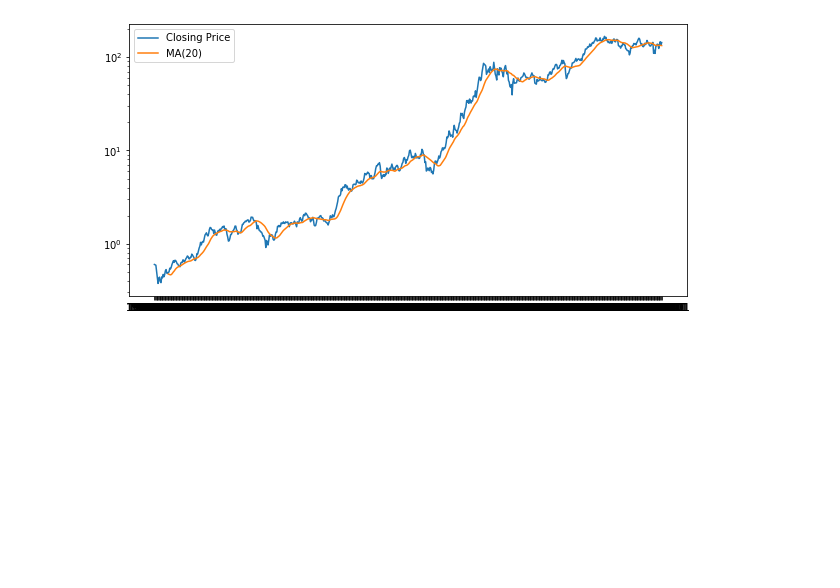
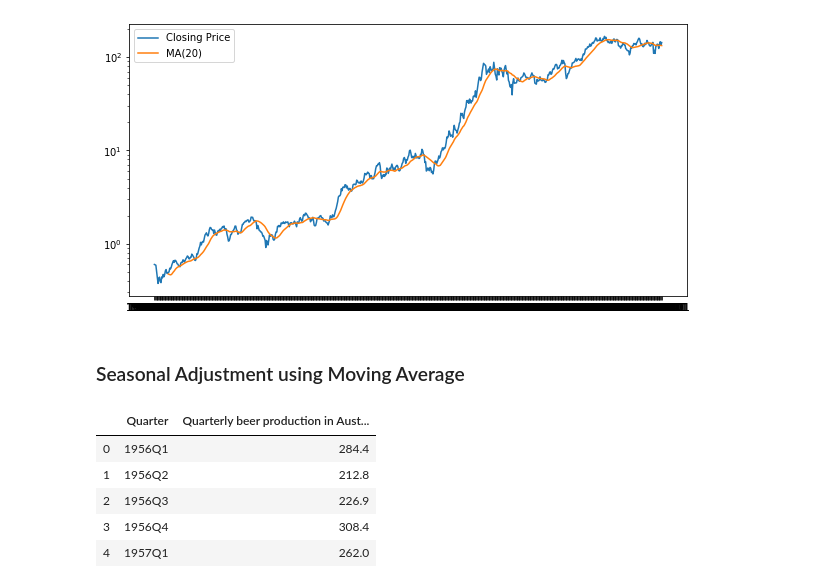
Before and after one commit to damiansp/TS, a Jupyter notebook: python/practical_TSA/02_understanding_TS_data/06_decomposition.py.ipynb, the cells around one changed output. Cells and saved outputs as stored; diff of their text form; code cells hidden in the pictures; blank space fills up the shorter version.

```diff
--- a/python/practical_TSA/02_understanding_TS_data/06_decomposition.py.ipynb
+++ b/python/practical_TSA/02_understanding_TS_data/06_decomposition.py.ipynb
@@ -53,3 +54,15 @@ plt.yscale('log')
 plt.legend();
 # %% [output]
 [figure]
+# %% [markdown]
+### Seasonal Adjustment using Moving Average
+# %%
+beer = pd.read_csv(f'{DATA}/beer.csv')
+beer.head()
+# %% [output]
+|  | Quarter | Quarterly beer production in Aust... |
+| 0 | 1956Q1 | 284.4 |
+| 1 | 1956Q2 | 212.8 |
+| 2 | 1956Q3 | 226.9 |
+| 3 | 1956Q4 | 308.4 |
+| 4 | 1957Q1 | 262.0 |
```
Also changed, not shown: parts of 7 cells of this notebook, 1 other file.
